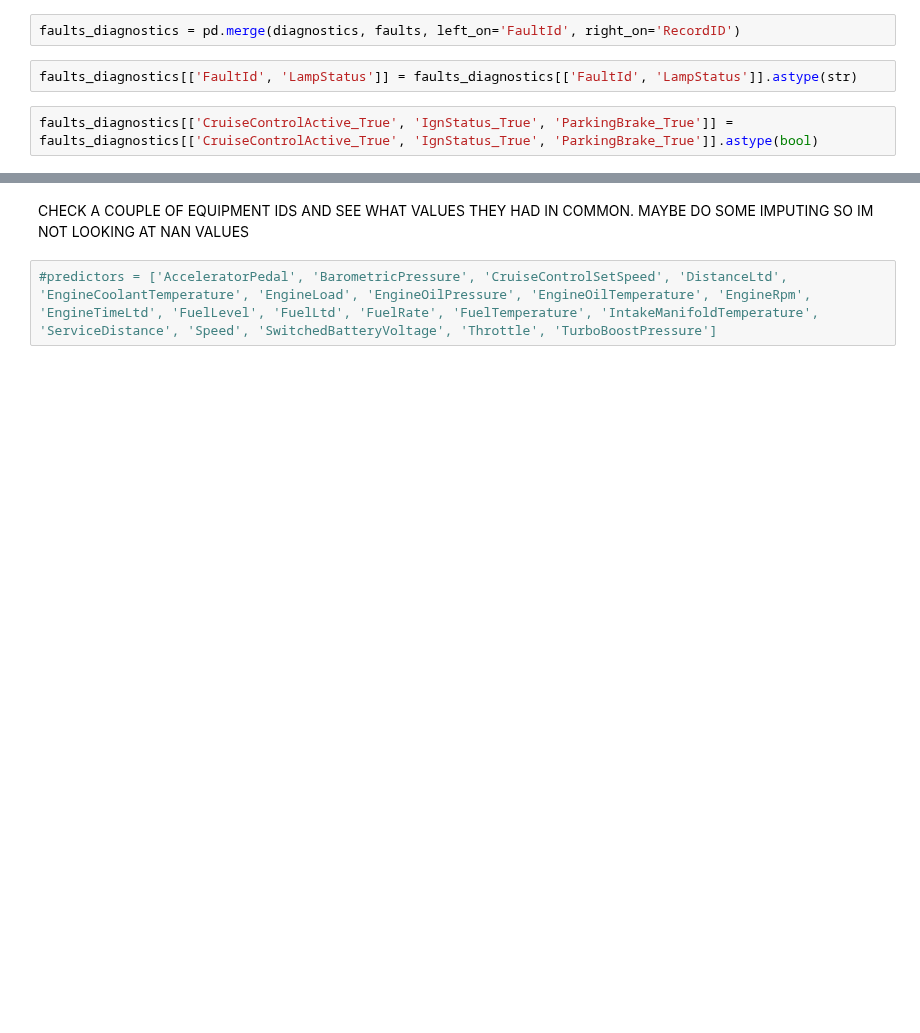
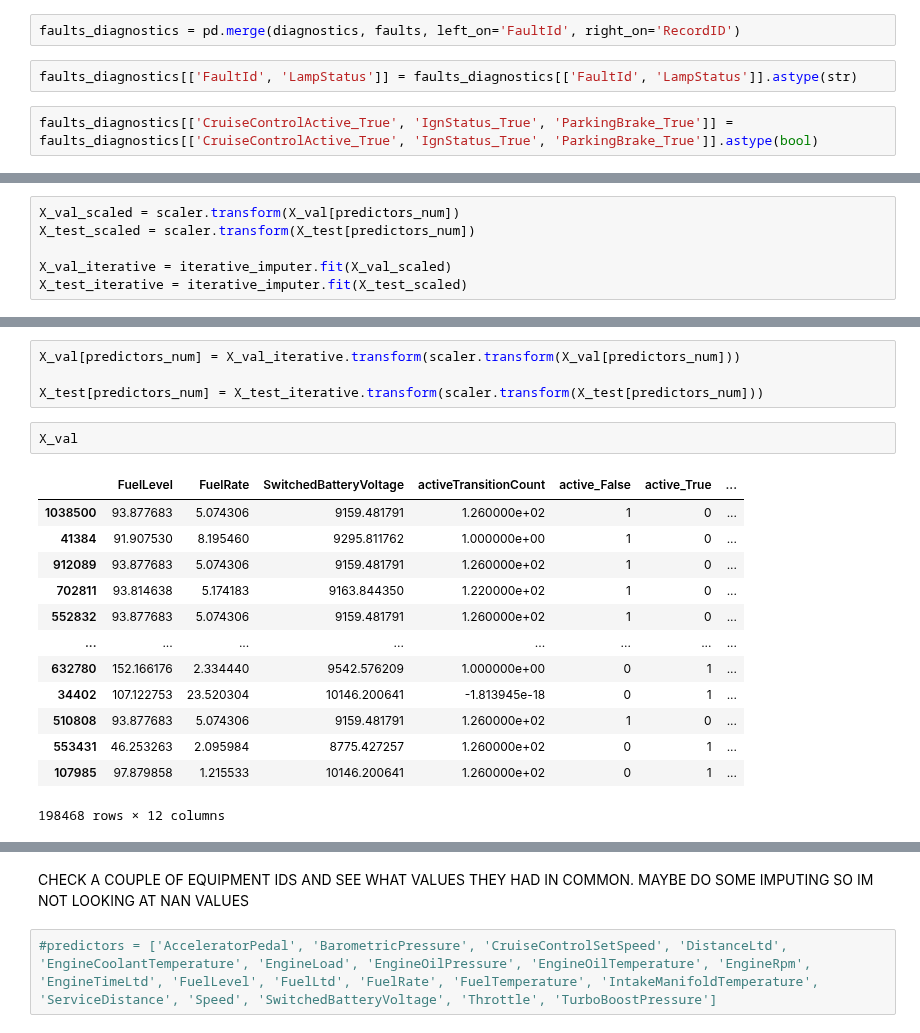
Before and after one commit to KagonDeans/big-g-ml-convoy, a Jupyter notebook: notebooks/kd_transformation_bg.ipynb, the cells around one changed output, grey strips where cells are left out. Drawn from its saved outputs; the diff is of its cells as text; blank space fills up the shorter version.

```diff
--- a/notebooks/kd_transformation_bg.ipynb
+++ b/notebooks/kd_transformation_bg.ipynb
@@ -93,0 +134,6 @@ faults_diagnostics[['CruiseControlActive_True', 'IgnStatus_True', 'ParkingBrake_
+# %%
+X_val_scaled = scaler.transform(X_val[predictors_num])
+X_test_scaled = scaler.transform(X_test[predictors_num])
+
+X_val_iterative = iterative_imputer.fit(X_val_scaled)
+X_test_iterative = iterative_imputer.fit(X_test_scaled)
@@ -93,0 +157,20 @@ faults_diagnostics[['CruiseControlActive_True', 'IgnStatus_True', 'ParkingBrake_
+# %%
+X_val[predictors_num] = X_val_iterative.transform(scaler.transform(X_val[predictors_num]))
+
+X_test[predictors_num] = X_test_iterative.transform(scaler.transform(X_test[predictors_num]))
+# %%
+X_val
+# %% [output]
+|  | FuelLevel | FuelRate | SwitchedBatteryVoltage | activeTransitionCount | active_False | active_True | ... |
+| 1038500 | 93.877683 | 5.074306 | 9159.481791 | 1.260000e+02 | 1 | 0 | ... |
+| 41384 | 91.907530 | 8.195460 | 9295.811762 | 1.000000e+00 | 1 | 0 | ... |
+| 912089 | 93.877683 | 5.074306 | 9159.481791 | 1.260000e+02 | 1 | 0 | ... |
+| 702811 | 93.814638 | 5.174183 | 9163.844350 | 1.220000e+02 | 1 | 0 | ... |
+| 552832 | 93.877683 | 5.074306 | 9159.481791 | 1.260000e+02 | 1 | 0 | ... |
+| ... | ... | ... | ... | ... | ... | ... | ... |
+| 632780 | 152.166176 | 2.334440 | 9542.576209 | 1.000000e+00 | 0 | 1 | ... |
+| 34402 | 107.122753 | 23.520304 | 10146.200641 | -1.813945e-18 | 0 | 1 | ... |
+| 510808 | 93.877683 | 5.074306 | 9159.481791 | 1.260000e+02 | 1 | 0 | ... |
+| 553431 | 46.253263 | 2.095984 | 8775.427257 | 1.260000e+02 | 0 | 1 | ... |
+| 107985 | 97.879858 | 1.215533 | 10146.200641 | 1.260000e+02 | 0 | 1 | ... |
+198468 rows × 12 columns
```
Also changed, not shown: parts of 35 cells of this notebook.
